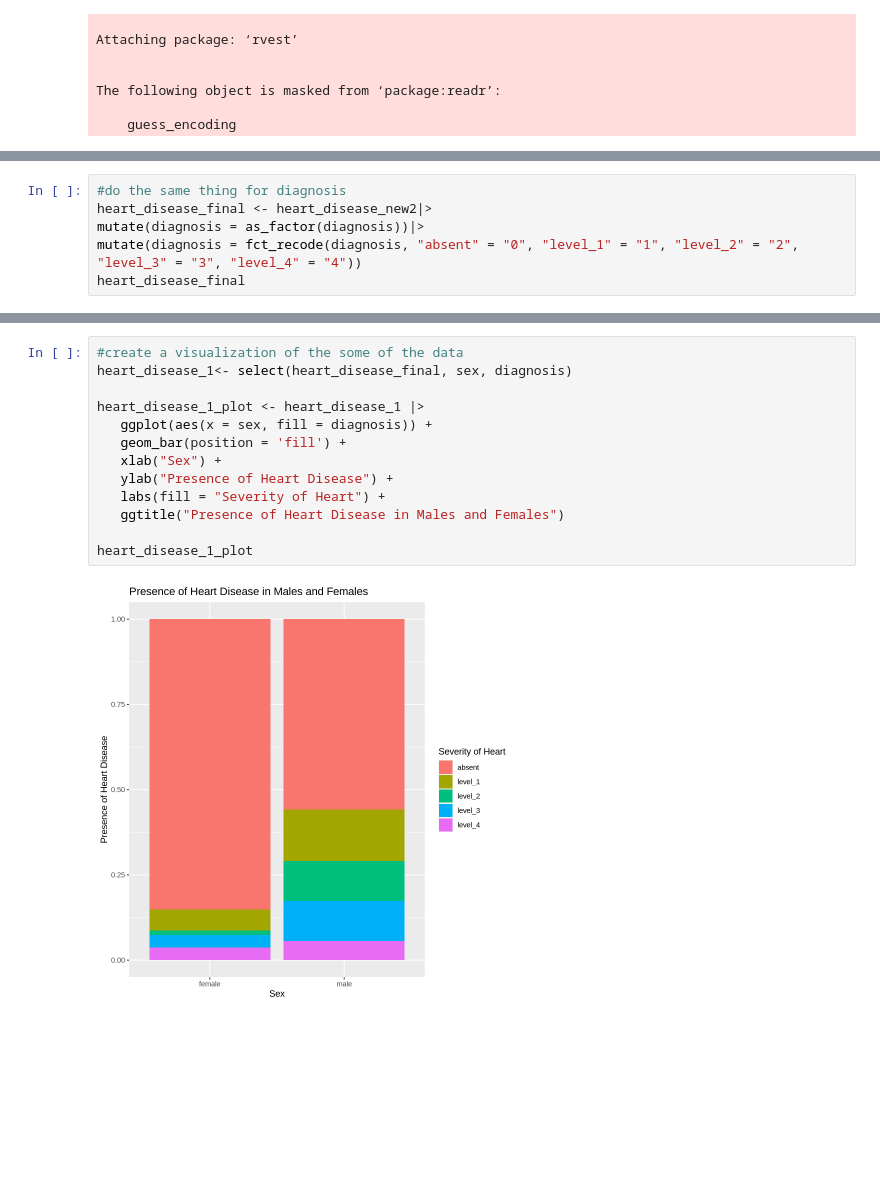
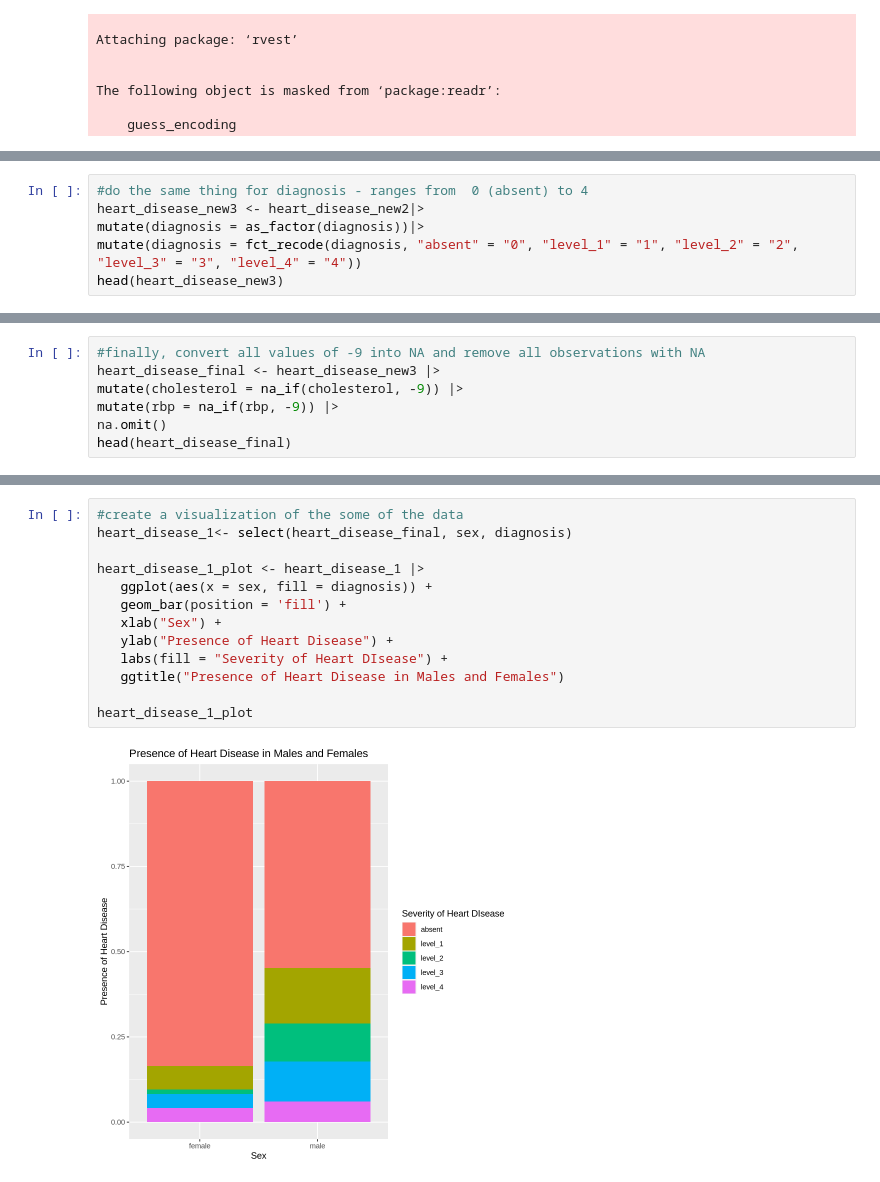
Before and after one commit to denali-gordon/Heart-Disease---Group-Project-DSCI, a Jupyter notebook: heartdiseasecode.ipynb, the cells around one changed output, grey strips where cells are left out. Cells and saved outputs as stored; diff of their text form; blank space fills up the shorter version.

```diff
--- a/heartdiseasecode.ipynb
+++ b/heartdiseasecode.ipynb
@@ -153,7 +124,7 @@ A data.frame: 294 × 5
 # %%
-#do the same thing for diagnosis
-heart_disease_final <- heart_disease_new2|>
+#do the same thing for diagnosis - ranges from  0 (absent) to 4
+heart_disease_new3 <- heart_disease_new2|>
 mutate(diagnosis = as_factor(diagnosis))|>
 mutate(diagnosis = fct_recode(diagnosis, "absent" = "0", "level_1" = "1", "level_2" = "2", "level_3" = "3", "level_4" = "4"))
-heart_disease_final
+head(heart_disease_new3)
 # %% [output]
@@ -178,0 +140,7 @@ A data.frame: 294 × 5
+# %%
+#finally, convert all values of -9 into NA and remove all observations with NA
+heart_disease_final <- heart_disease_new3 |>
+mutate(cholesterol = na_if(cholesterol, -9)) |>
+mutate(rbp = na_if(rbp, -9)) |>
+na.omit()
+head(heart_disease_final)
@@ -179,15 +187,15 @@ A data.frame: 294 × 5
 # %%
 #create a visualization of the some of the data
 heart_disease_1<- select(heart_disease_final, sex, diagnosis)
 
 heart_disease_1_plot <- heart_disease_1 |>
    ggplot(aes(x = sex, fill = diagnosis)) +
    geom_bar(position = 'fill') +
    xlab("Sex") +
    ylab("Presence of Heart Disease") +
-   labs(fill = "Severity of Heart") +
+   labs(fill = "Severity of Heart DIsease") +
    ggtitle("Presence of Heart Disease in Males and Females")
 
 heart_disease_1_plot
 # %% [output]
-[figure, old version]
+[figure, new version]
```
Also changed, not shown: parts of 17 cells of this notebook.
